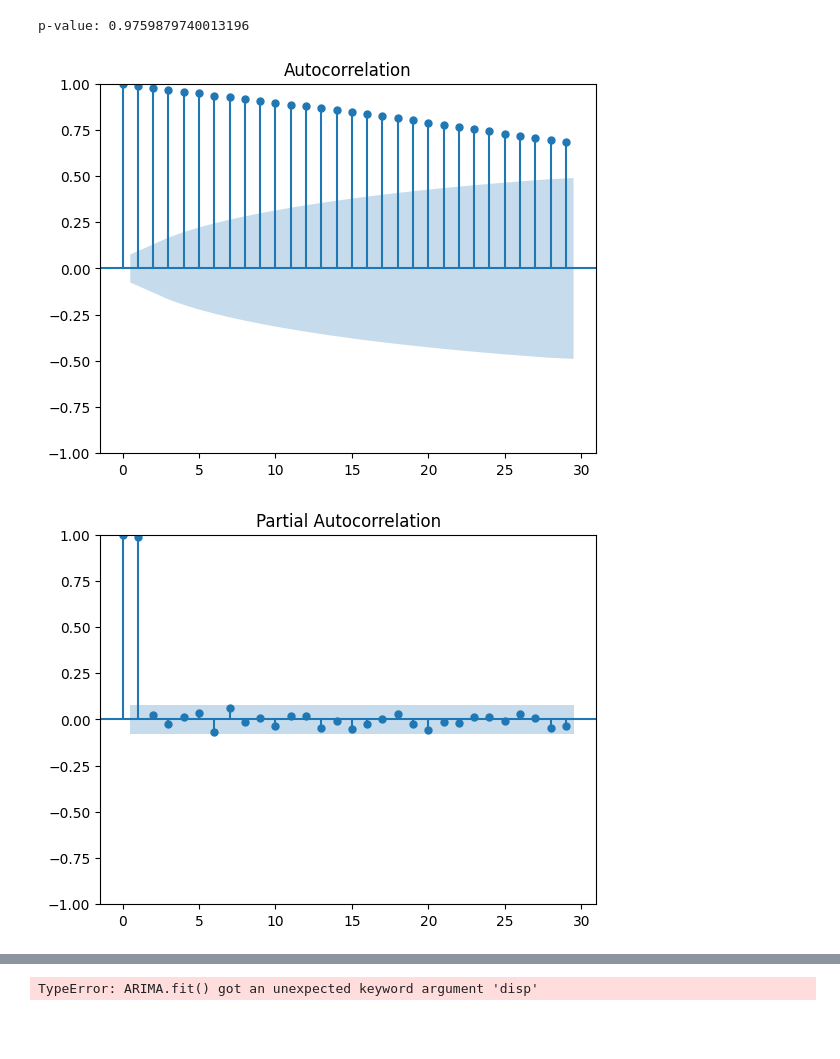
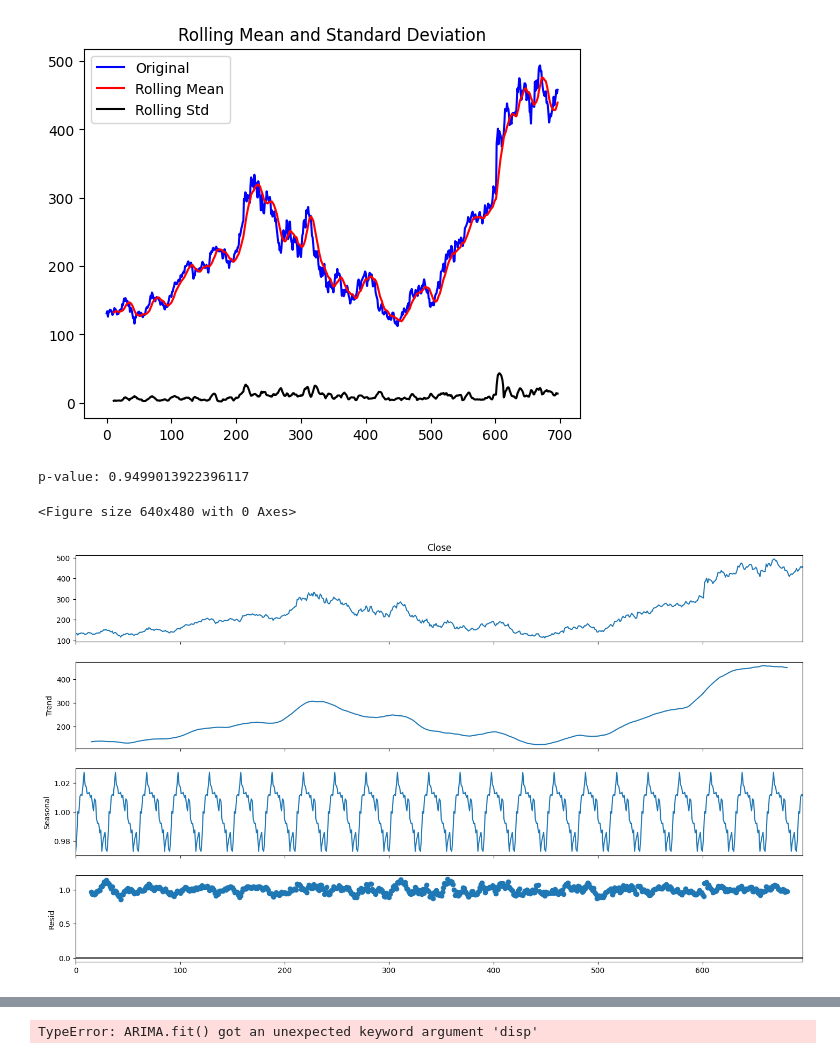
Before and after one commit to ethan-cyj/NUS-Fintech-Project-1, a Jupyter notebook: arima.ipynb, the cells around one changed output, grey strips where cells are left out. Cells and saved outputs as stored; diff of their text form; code cells hidden in the pictures; blank space fills up the shorter version.

```diff
--- a/arima.ipynb
+++ b/arima.ipynb
@@ -13,12 +0,0 @@ df_test = df[~msk].copy()
-# %%
-from statsmodels.graphics.tsaplots import plot_acf, plot_pacf
-
-acf_original = plot_acf(df_train["Close"])
-pacf_original = plot_pacf(df_train["Close"])
-from statsmodels.tsa.stattools import adfuller
-adf_test = adfuller(df_train["Close"])
-print(f'p-value: {adf_test[1]}')
-# %% [output]
-p-value: 0.9759879740013196
-[figure, removed]
-[figure, removed]
@@ -24,0 +15,28 @@ p-value: 0.9759879740013196
+# %%
+def test_stationarity(timeseries):
+    #Determing rolling statistics
+    rolmean = timeseries.rolling(12).mean()
+    rolstd = timeseries.rolling(12).std()
+    #Plot rolling statistics:
+    plt.plot(timeseries, color='blue',label='Original')
+    plt.plot(rolmean, color='red', label='Rolling Mean')
+    plt.plot(rolstd, color='black', label = 'Rolling Std')
+    plt.legend(loc='best')
+    plt.title('Rolling Mean and Standard Deviation')
+    plt.show(block=False)
+
+    adf_test = adfuller(timeseries)
+    print(f'p-value: {adf_test[1]}') #not stationary
+
+test_stationarity(df["Close"])
+# %% [output]
+[figure, added]
+p-value: 0.9499013922396117
+# %%
+result = seasonal_decompose(df["Close"], model='multiplicative', period =30)
+fig = plt.figure()
+fig = result.plot()
+fig.set_size_inches(16, 9)
+# %% [output]
+<Figure size 640x480 with 0 Axes>
+[figure, added]
```
Also changed, not shown: parts of 13 cells of this notebook.
